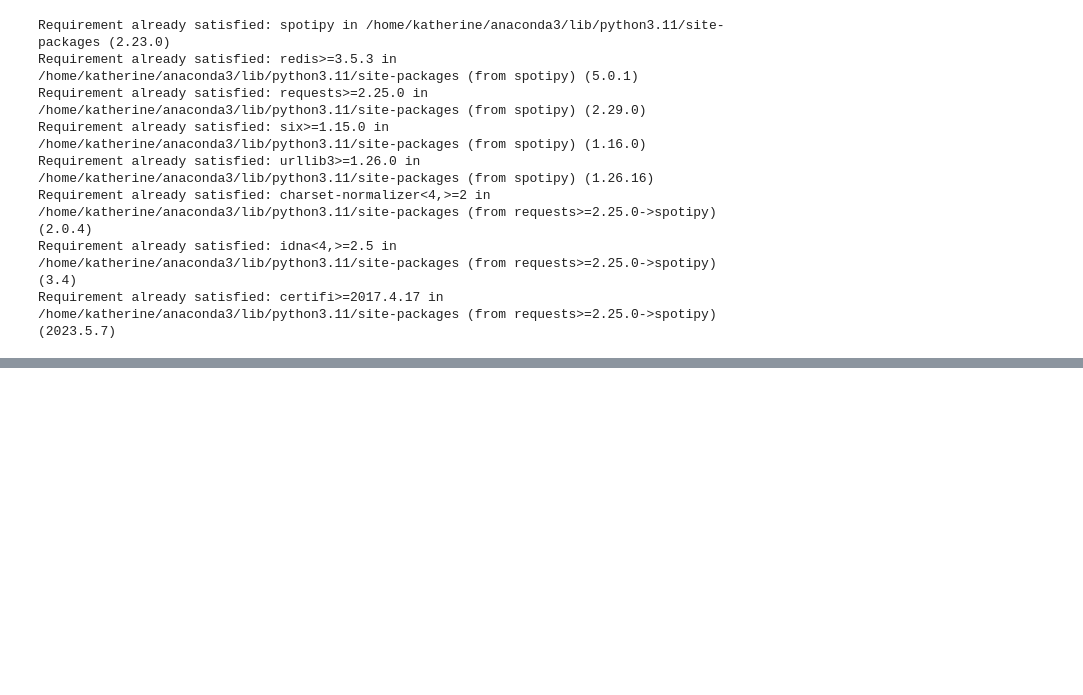
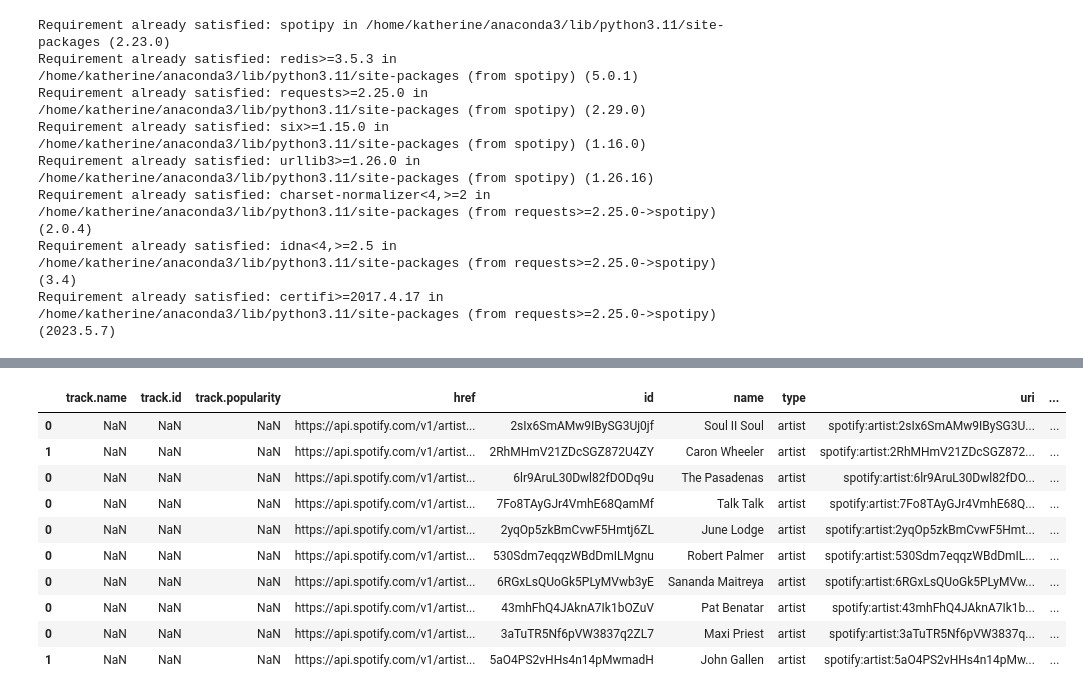
Before and after one commit to katchuli/lab-api-wrappers, a Jupyter notebook: GNOD_case_study.ipynb, the cells around one changed output, grey strips where cells are left out. Saved outputs shown, nothing was run; the diff lists cells and outputs as text; code cells hidden in the pictures; blank space fills up the shorter version.

```diff
--- a/GNOD_case_study.ipynb
+++ b/GNOD_case_study.ipynb
@@ -142,0 +232,3 @@ FileNotFoundError: [Errno 2] No such file or directory: 'secrets.txt'
+# %%
+all_tracks = get_playlist_tracks("0XKRC0PkVnCwVbNpHEH7ad")
+len(all_tracks)
@@ -142,0 +237,6 @@ FileNotFoundError: [Errno 2] No such file or directory: 'secrets.txt'
+# %%
+import pandas as pd
+from pandas import json_normalize
+pd.set_option("display.max_columns", 0)
+# %%
+tracks = json_normalize(all_tracks)
@@ -142,0 +261,23 @@ FileNotFoundError: [Errno 2] No such file or directory: 'secrets.txt'
+# %%
+artists_df = pd.DataFrame(columns=['track.name', 'track.id', 'track.popularity'])
+for i in tracks.index:
+    artists_for_song = json_normalize(tracks.iloc[i]['track.artists'])
+    artists_for_song['song_id']    = tracks.iloc[i]['track.id']         # we want to keep song_id, it is the sae for all artists
+    artists_for_song['song_name']  = tracks.iloc[i]['track.name']       # we want to keep song_name, it is the sae for all artists
+    artists_for_song['popularity'] = tracks.iloc[i]['track.popularity']
+
+    artists_df = pd.concat([artists_df, artists_for_song], axis=0)
+# %%
+artists_df.head(10)
+# %% [output]
+|  | track.name | track.id | track.popularity | href | id | name | type | uri | ... |
+| 0 | NaN | NaN | NaN | https://api.spotify.com/v1/artist... | 2sIx6SmAMw9IBySG3Uj0jf | Soul II Soul | artist | spotify:artist:2sIx6SmAMw9IBySG3U... | ... |
+| 1 | NaN | NaN | NaN | https://api.spotify.com/v1/artist... | 2RhMHmV21ZDcSGZ872U4ZY | Caron Wheeler | artist | spotify:artist:2RhMHmV21ZDcSGZ872... | ... |
+| 0 | NaN | NaN | NaN | https://api.spotify.com/v1/artist... | 6lr9AruL30Dwl82fDODq9u | The Pasadenas | artist | spotify:artist:6lr9AruL30Dwl82fDO... | ... |
+| 0 | NaN | NaN | NaN | https://api.spotify.com/v1/artist... | 7Fo8TAyGJr4VmhE68QamMf | Talk Talk | artist | spotify:artist:7Fo8TAyGJr4VmhE68Q... | ... |
+| 0 | NaN | NaN | NaN | https://api.spotify.com/v1/artist... | 2yqOp5zkBmCvwF5Hmtj6ZL | June Lodge | artist | spotify:artist:2yqOp5zkBmCvwF5Hmt... | ... |
+| 0 | NaN | NaN | NaN | https://api.spotify.com/v1/artist... | 530Sdm7eqqzWBdDmILMgnu | Robert Palmer | artist | spotify:artist:530Sdm7eqqzWBdDmIL... | ... |
+| 0 | NaN | NaN | NaN | https://api.spotify.com/v1/artist... | 6RGxLsQUoGk5PLyMVwb3yE | Sananda Maitreya | artist | spotify:artist:6RGxLsQUoGk5PLyMVw... | ... |
+| 0 | NaN | NaN | NaN | https://api.spotify.com/v1/artist... | 43mhFhQ4JAknA7Ik1bOZuV | Pat Benatar | artist | spotify:artist:43mhFhQ4JAknA7Ik1b... | ... |
+| 0 | NaN | NaN | NaN | https://api.spotify.com/v1/artist... | 3aTuTR5Nf6pVW3837q2ZL7 | Maxi Priest | artist | spotify:artist:3aTuTR5Nf6pVW3837q... | ... |
+| 1 | NaN | NaN | NaN | https://api.spotify.com/v1/artist... | 5aO4PS2vHHs4n14pMwmadH | John Gallen | artist | spotify:artist:5aO4PS2vHHs4n14pMw... | ... |
```
Also changed, not shown: parts of 29 cells of this notebook, 1 other file.
